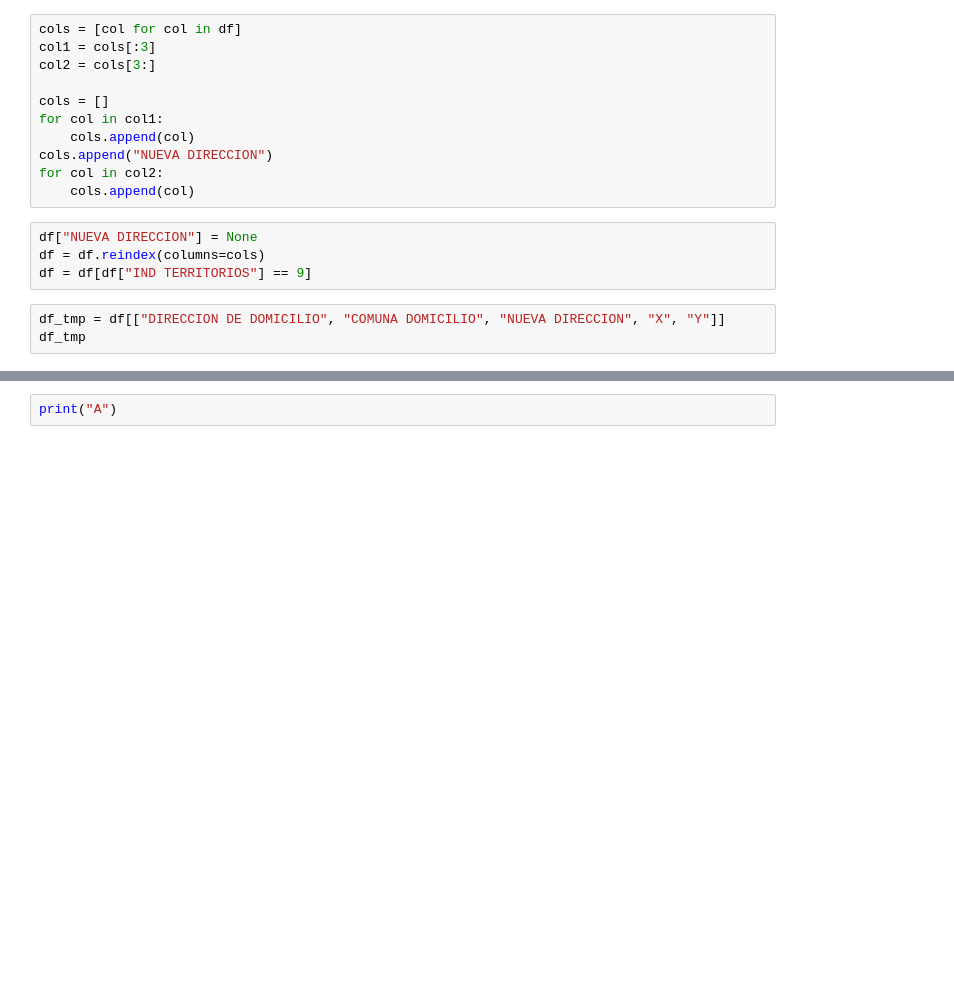
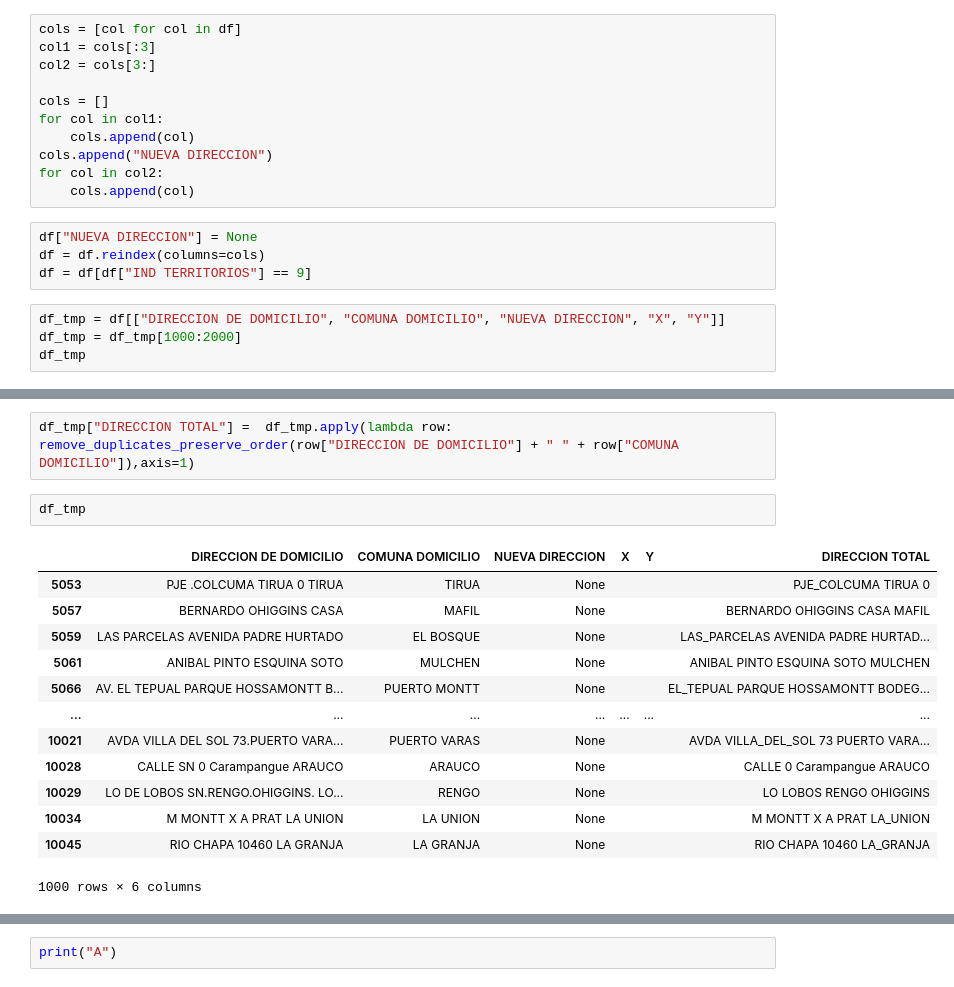
Before and after one commit to Luis-ntonio/iteration_adresses, a Jupyter notebook: addresses2.ipynb, the cells around one changed output, grey strips where cells are left out. Cells and saved outputs as stored; diff of their text form; blank space fills up the shorter version.

```diff
--- a/addresses2.ipynb
+++ b/addresses2.ipynb
@@ -25,4 +25,5 @@ df = df.reindex(columns=cols)
 df = df[df["IND TERRITORIOS"] == 9]
 # %%
 df_tmp = df[["DIRECCION DE DOMICILIO", "COMUNA DOMICILIO", "NUEVA DIRECCION", "X", "Y"]]
+df_tmp = df_tmp[1000:2000]
 df_tmp
@@ -28,0 +44,18 @@ df_tmp
+# %%
+df_tmp["DIRECCION TOTAL"] =  df_tmp.apply(lambda row: remove_duplicates_preserve_order(row["DIRECCION DE DOMICILIO"] + " " + row["COMUNA DOMICILIO"]),axis=1)
+# %%
+df_tmp
+# %% [output]
+|  | DIRECCION DE DOMICILIO | COMUNA DOMICILIO | NUEVA DIRECCION | X | Y | DIRECCION TOTAL |
+| 5053 | PJE .COLCUMA TIRUA 0 TIRUA | TIRUA | None |  |  | PJE_COLCUMA TIRUA 0 |
+| 5057 | BERNARDO OHIGGINS CASA | MAFIL | None |  |  | BERNARDO OHIGGINS CASA MAFIL |
+| 5059 | LAS PARCELAS AVENIDA PADRE HURTADO | EL BOSQUE | None |  |  | LAS_PARCELAS AVENIDA PADRE HURTAD... |
+| 5061 | ANIBAL PINTO ESQUINA SOTO | MULCHEN | None |  |  | ANIBAL PINTO ESQUINA SOTO MULCHEN |
+| 5066 | AV. EL TEPUAL PARQUE HOSSAMONTT B... | PUERTO MONTT | None |  |  | EL_TEPUAL PARQUE HOSSAMONTT BODEG... |
+| ... | ... | ... | ... | ... | ... | ... |
+| 10021 | AVDA VILLA DEL SOL 73.PUERTO VARA... | PUERTO VARAS | None |  |  | AVDA VILLA_DEL_SOL 73 PUERTO VARA... |
+| 10028 | CALLE SN 0 Carampangue ARAUCO | ARAUCO | None |  |  | CALLE 0 Carampangue ARAUCO |
+| 10029 | LO DE LOBOS SN.RENGO.OHIGGINS. LO... | RENGO | None |  |  | LO LOBOS RENGO OHIGGINS |
+| 10034 | M MONTT X A PRAT LA UNION | LA UNION | None |  |  | M MONTT X A PRAT LA_UNION |
+| 10045 | RIO CHAPA 10460 LA GRANJA | LA GRANJA | None |  |  | RIO CHAPA 10460 LA_GRANJA |
+1000 rows × 6 columns
```
Also changed, not shown: parts of 7 cells of this notebook, 12 other files.
